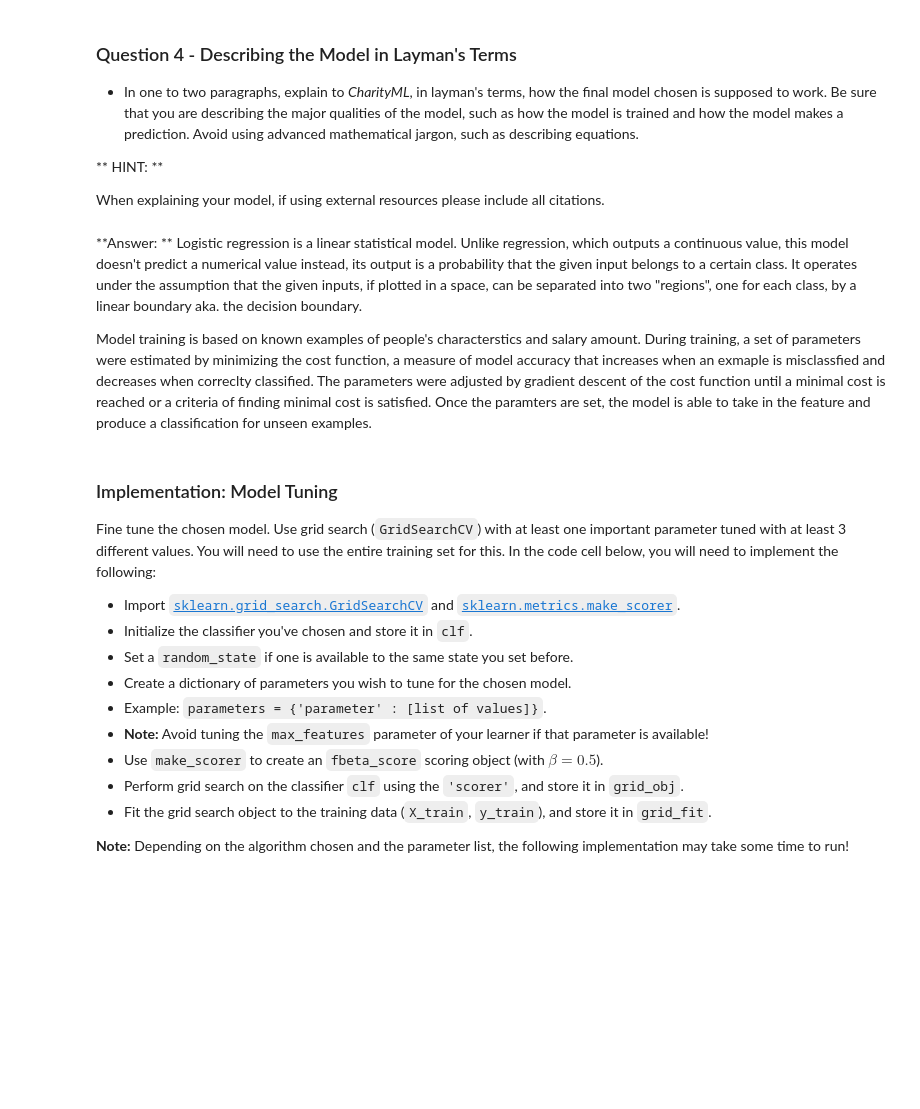
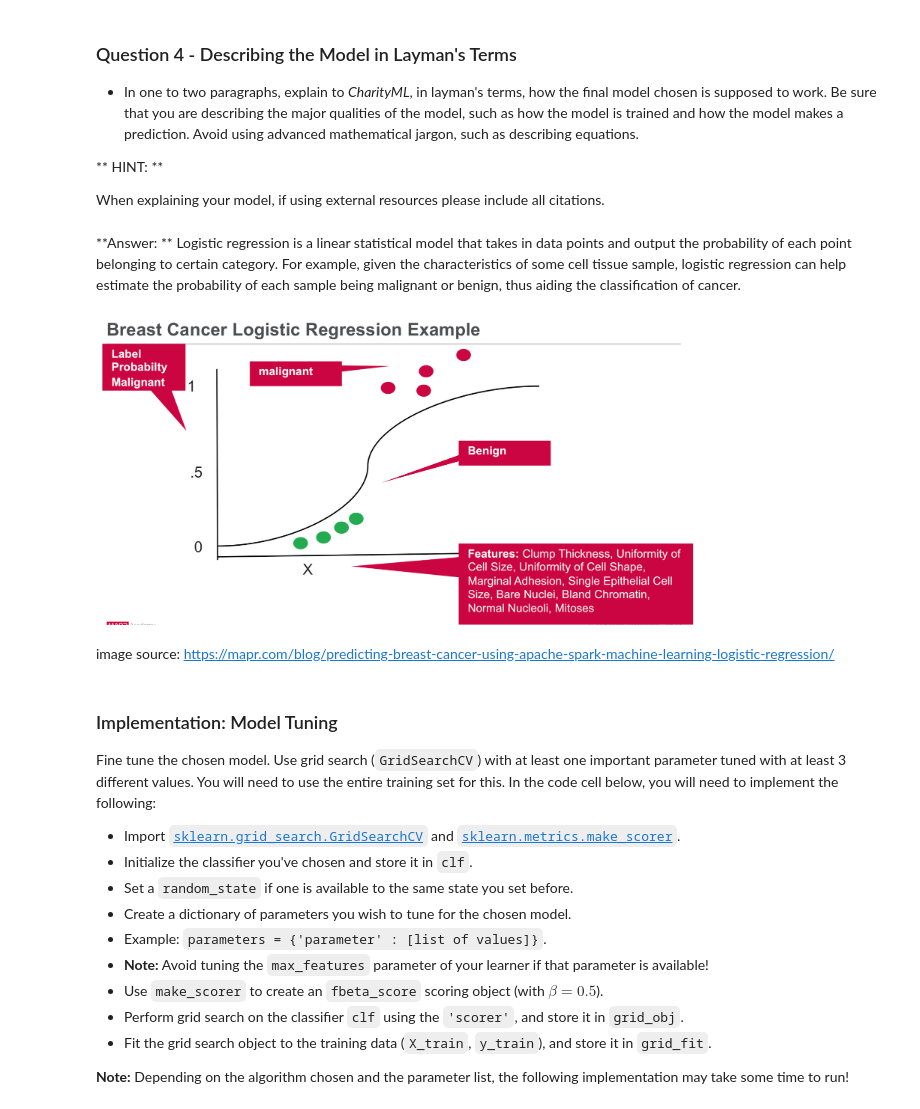
Before and after one commit to liuminveronica/findingdonor, a Jupyter notebook: finding_donors.ipynb, the cells around one changed output. Cells and saved outputs as stored; diff of their text form; code cells hidden in the pictures; blank space fills up the shorter version.

```diff
--- a/finding_donors.ipynb
+++ b/finding_donors.ipynb
@@ -499,10 +499,15 @@ Look at the graph at the bottom left from the cell above(the visualization creat
 ** HINT: **
 
 When explaining your model, if using external resources please include all citations.
-# %% [markdown]
-**Answer: ** Logistic regression is a linear statistical model. Unlike regression, which outputs a continuous value, this model doesn't predict a numerical value instead, its output is a probability that the given input belongs to a certain class. It operates under the assumption that the given inputs, if plotted in a space, can be separated into two "regions", one for each class, by a linear boundary aka. the decision boundary.
-
-Model training is based on known examples of people's characterstics and salary amount. During training, a set of parameters were estimated by minimizing the cost function, a measure of model accuracy that increases when an exmaple is misclassfied and decreases when correclty classified. The parameters were adjusted by gradient descent of the cost function until a minimal cost is reached or a criteria of finding minimal cost is satisfied. Once the paramters are set, the model is able to take in the feature and produce a classification for unseen examples.
+# %% [markdown]
+**Answer: ** Logistic regression is a linear statistical model that takes in data points and output the probability of each point belonging to certain category. For example, given the characteristics of some cell tissue sample, logistic regression can help estimate the probability of each sample being malignant or benign, thus aiding the classification of cancer.
+# %%
+from IPython.display import Image
+Image(filename="cancerlogistic.png", width=600, height=400)
+# %% [output]
+[figure, added]
+# %% [markdown]
+image source: https://mapr.com/blog/predicting-breast-cancer-using-apache-spark-machine-learning-logistic-regression/
 # %% [markdown]
 ### Implementation: Model Tuning
 Fine tune the chosen model. Use grid search (`GridSearchCV`) with at least one important parameter tuned with at least 3 different values. You will need to use the entire training set for this. In the code cell below, you will need to implement the following:
```
Also changed, not shown: 1 other file.
